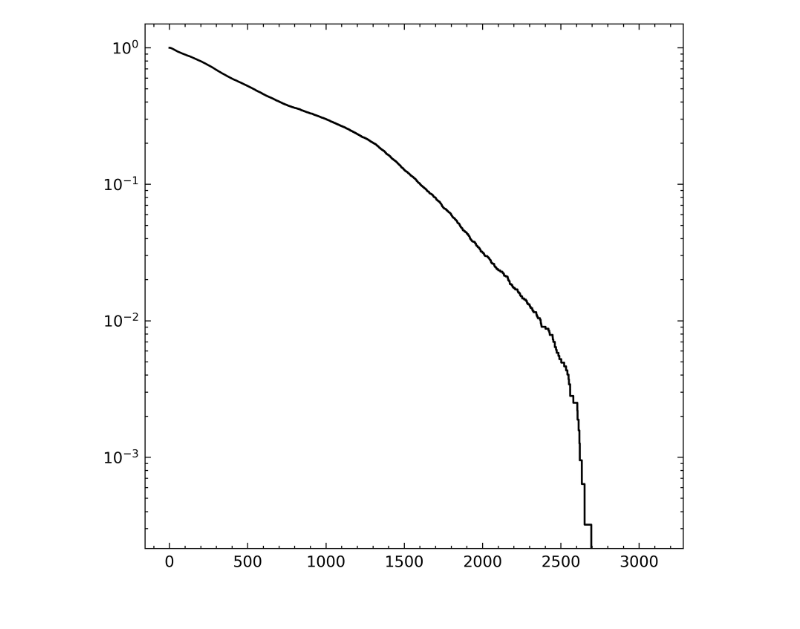
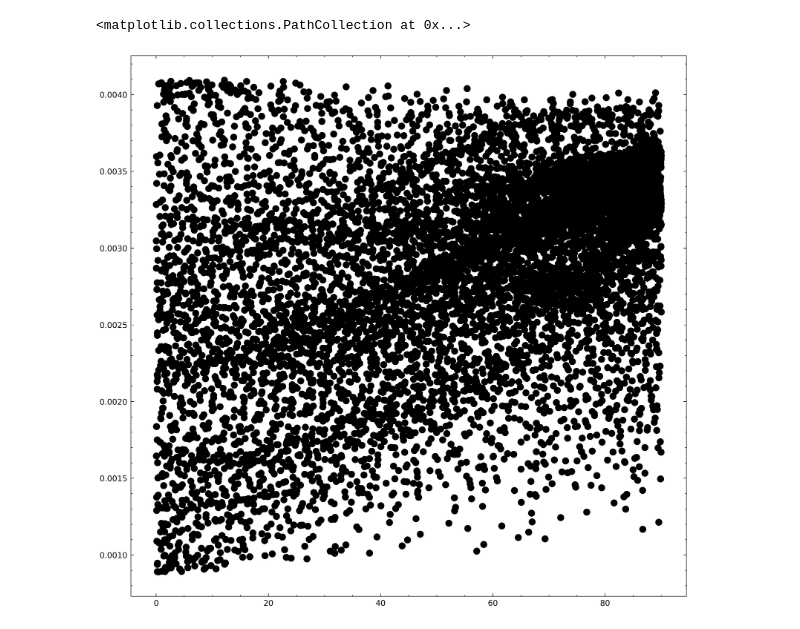
Before and after one commit to HinnyTsang/mcf_project, a Jupyter notebook: validation/check_projection.ipynb, the cells around one changed output. Cells and saved outputs as stored; diff of their text form; code cells hidden in the pictures.

Commit message:
completed projection

```diff
--- a/validation/check_projection.ipynb
+++ b/validation/check_projection.ipynb
@@ -4,22 +4,25 @@ import h5py
 import matplotlib.pyplot as plt
 import scipy.stats as st
 import sys
+import os
 sys.path.append("..")
 import importlib
 import functions.calc_mcf as calc_mcf
 import functions.calc_projection as cp
+import functions.data_class as data_class
+importlib.reload(calc_mcf)
+importlib.reload(cp)
+importlib.reload(data_class)
+
+
+
+
 import matplotlib
 matplotlib.rcParams['axes.unicode_minus'] = False
-
-importlib.reload(calc_mcf)
-importlib.reload(cp)
-
-
-dpi = 400
-
+dpi = 200
 plt.rcParams['figure.dpi'] = dpi
 plt.rcParams['savefig.dpi'] = dpi
 plt.style.use(['science','ieee'])
-plt.rcParams['figure.figsize'] = 5, 5
+plt.rcParams['figure.figsize'] = 10, 10
 plt.rcParams["text.usetex"] = False
 # %%
@@ -58,5 +33,24 @@ results
-# %%
-plt.plot(results[3], results[2])
-plt.yscale('log')
-# %% [output]
-[figure, removed]
+# %%
+# Loop through all file output from get_projection_mpi.py!.
+
+projection_path = '../h5_projected'
+version = 'g1040_0016_binary_search_10000_fib', 'g1041_9015_by_mass_10000_fib'
+n_rank = 25
+n_file = 16
+
+for rank_id in range(n_rank):
+    for file_id in range(1, n_file + 1):
+        file_name = f"r{rank_id:02d}_{file_id:02d}_map.h5"
+        if not os.path.exists(os.path.join(projection_path, version[0], file_name)):
+            print(f"{file_name} -- ")
+# %%
+para_main_file = os.path.join(projection_path, version[0], 'main.h5')
+perp_main_file = os.path.join(projection_path, version[1], 'main.h5')
+
+para_data = data_class.main_data(para_main_file)
+perp_data = data_class.main_data(perp_main_file)
+# %%
+plt.scatter(perp_data['b_offset'], perp_data['mcf_slope'])
+# %% [output]
+<matplotlib.collections.PathCollection at 0x...>
+[figure, added]
```
Also changed, not shown: parts of 5 cells of this notebook, 13 other files.
